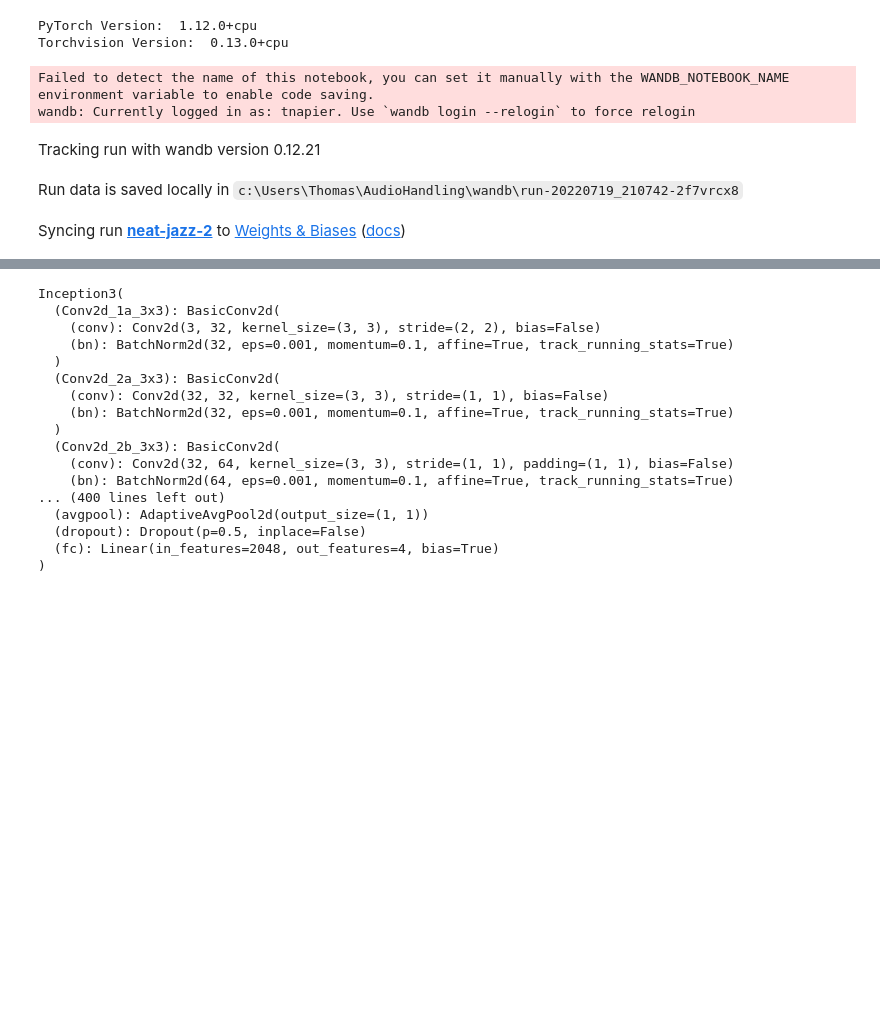
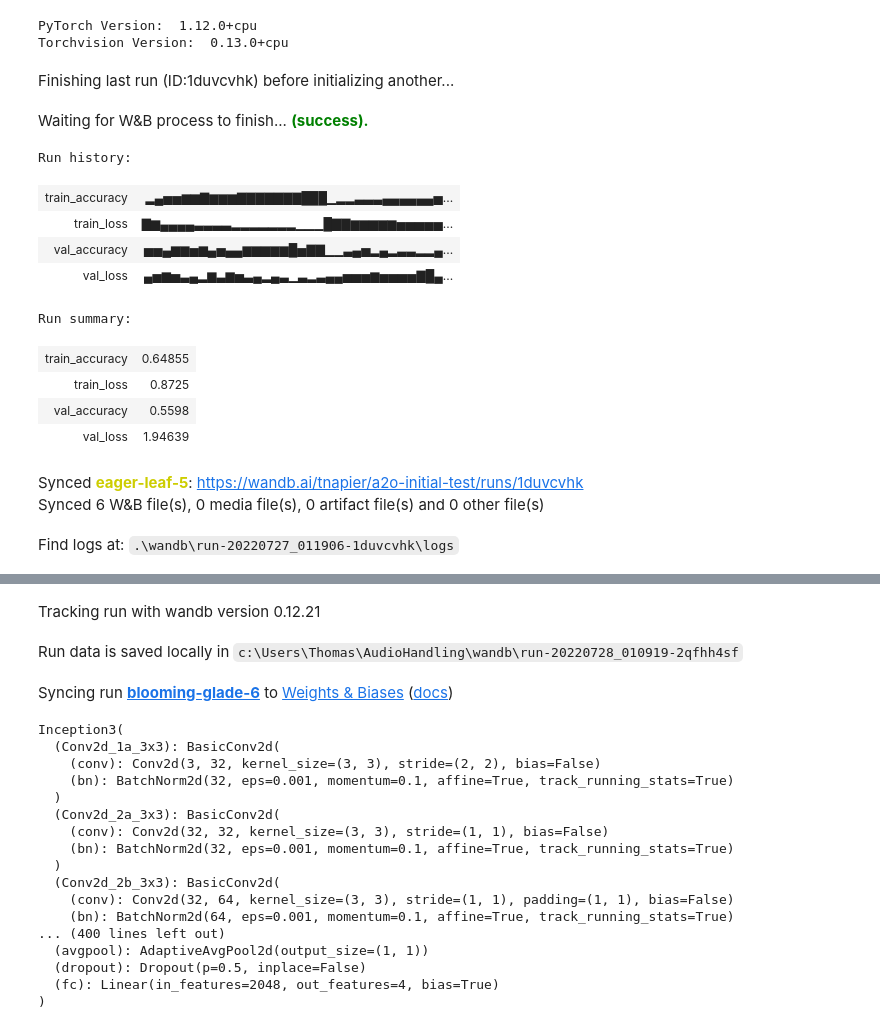
Before and after one commit to thomasnapier/AudioHandling, a Jupyter notebook: FineTuningTorch.ipynb, the cells around one changed output, grey strips where cells are left out. Drawn from its saved outputs; the diff is of its cells as text; code cells hidden in the pictures; blank space fills up the shorter version.

```diff
--- a/FineTuningTorch.ipynb
+++ b/FineTuningTorch.ipynb
@@ -21,16 +21,26 @@ Torchvision Version:  0.13.0+cpu
 # %%
 import wandb
 
 wandb.init(project="a2o-initial-test", entity="tnapier")
 
 wandb.config = {
   "learning_rate": 0.001,
-  "epochs": 15,
-  "batch_size": 16
+  "epochs": 50,
+  "batch_size": 8
 }
 # %% [output]
-Failed to detect the name of this notebook, you can set it manually with the WANDB_NOTEBOOK_NAME environment variable to enable code saving.
-wandb: Currently logged in as: tnapier. Use `wandb login --relogin` to force relogin
-Tracking run with wandb version 0.12.21
+Finishing last run (ID:1duvcvhk) before initializing another...
-Run data is saved locally in c:\Users\Thomas\AudioHandling\wandb\run-20220719_210742-2f7vrcx8
+Waiting for W&B process to finish... (success).
+Run history:
+| train_accuracy | ▂▄▅▅▆▆▇▆▆▆▇▇▇▇▇▇▇███▁▂▂▃▃▃▄▄▄▄▄▄▅... |
+| train_loss | ▇▆▄▄▄▄▃▃▃▃▂▂▂▂▂▂▂▁▁▁█▇▇▆▆▆▆▆▅▅▅▅▅... |
+| val_accuracy | ▅▅▄▆▆▅▆▄▅▄▄▆▆▆▆▆█▅▇▇▁▁▃▄▅▂▄▂▃▃▂▂▄... |
+| val_loss | ▄▅▆▅▃▄▂▆▃▆▅▃▄▂▄▃▁▃▂▃▄▄▅▅▅▆▅▅▅▅▇█▄... |
+Run summary:
+| train_accuracy | 0.64855 |
+| train_loss | 0.8725 |
+| val_accuracy | 0.5598 |
+| val_loss | 1.94639 |
-Syncing run neat-jazz-2 to Weights & Biases (docs)
+Synced eager-leaf-5: https://wandb.ai/tnapier/a2o-initial-test/runs/1duvcvhk
+Synced 6 W&B file(s), 0 media file(s), 0 artifact file(s) and 0 other file(s)
+Find logs at: .\wandb\run-20220727_011906-1duvcvhk\logs
@@ -37,3 +48,6 @@ Syncing run neat-jazz-2 to Weights & Biases (docs)
+Tracking run with wandb version 0.12.21
+Run data is saved locally in c:\Users\Thomas\AudioHandling\wandb\run-20220728_010919-2qfhh4sf
+Syncing run blooming-glade-6 to Weights & Biases (docs)
 # %%
 # Top level data directory. Here we assume the format of the directory conforms
 #   to the ImageFolder structure
```
Also changed, not shown: parts of 7 cells of this notebook, 10 other files.
